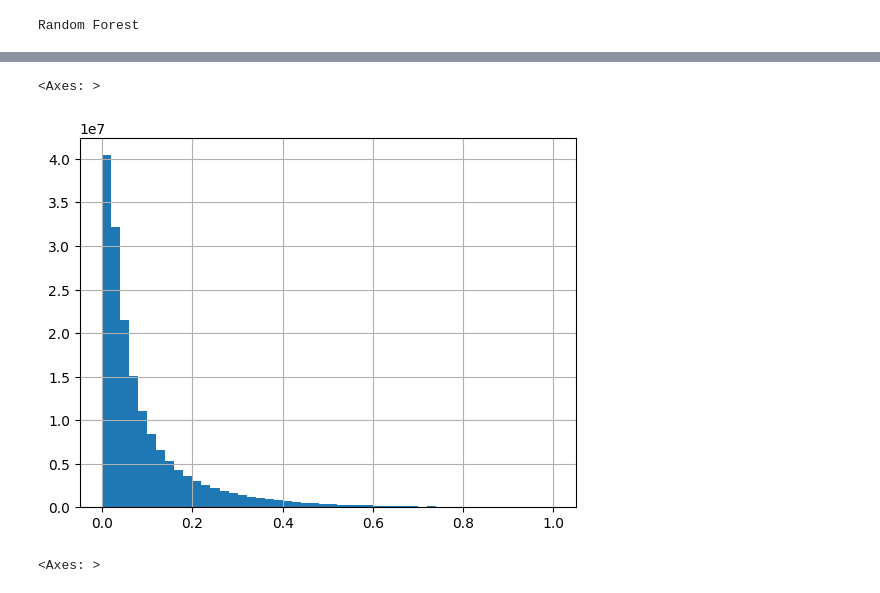
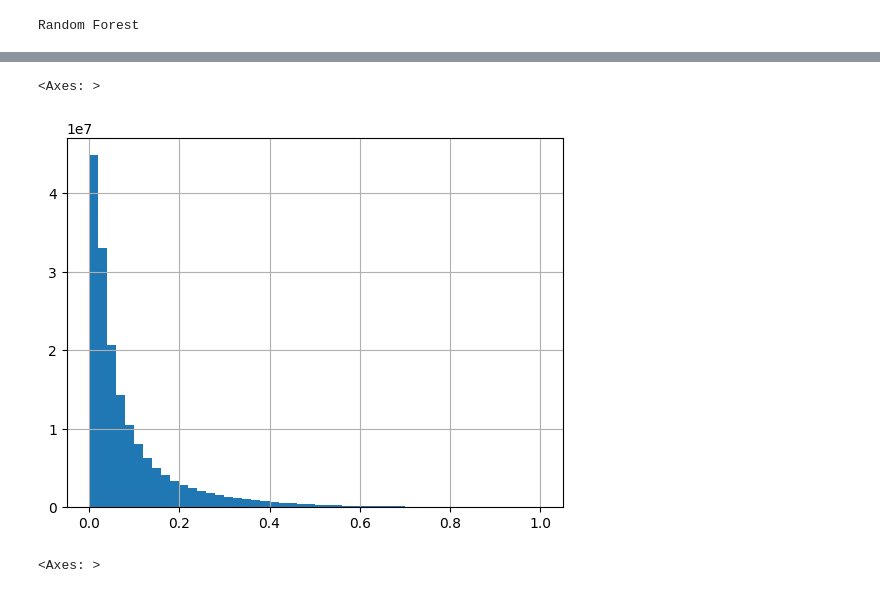
Before and after one commit to briannaflynn/gene_embedding_analysis, a Jupyter notebook: final_model_full_dataset.ipynb, the cells around one changed output, grey strips where cells are left out. Drawn from its saved outputs; the diff is of its cells as text; code cells hidden in the pictures.

Commit message:
analysis to get ciliary pairs

```diff
--- a/final_model_full_dataset.ipynb
+++ b/final_model_full_dataset.ipynb
@@ -374,0 +695,8 @@ Random Forest
+# %%
+import pickle
+print('Dumping model n = 10000')
+with open('/home/ubuntu/all_model_results1.pkl', 'wb') as f:
+    pickle.dump(all_model_results, f)
+print('Dumping model n = 100 and n = 1000')
+with open('/home/ubuntu/all_model_results.pkl', 'wb') as f:
+    pickle.dump(all_model_results, f)
@@ -411,13 +751,29 @@ import pickle
 
 with open('all_model_results.pkl', 'rb') as f:
     all_model_results = pickle.load(f)
+# %%
+import pandas as pd
+X_full = pd.read_pickle("/home/ubuntu/gene_embedding_analysis/full_dataset.pkl")
+# %%
+X_full[['Gene_A', 'Gene_B']] = X_full['GeneAB'].str.split('_', expand = True)
 # %%
-#test_df = final_df[final_df['Test']==True].copy()
+import pickle
+##test_df = final_df[final_df['Test']==True].copy()
+with open("/home/ubuntu/all_model_results.pkl", "rb") as fo:
+    all_model_results = pickle.load(fo)
+with open("/home/ubuntu/all_model_results1.pkl", "rb") as fo:
+    all_model_results1 = pickle.load(fo)
 
-X_full = pd.read_pickle("/home/ubuntu/full_dataset.pkl").dropna()
-X_full.rename(columns=mapper, inplace=True)
+# X_full = pd.read_pickle("/home/ubuntu/full_dataset.pkl").dropna()
+# X_full.rename(columns=mapper, inplace=True)
 for mod in list(all_model_results.keys()):
     for p in ['predictions', 'probabilities']:
         col_name = f'{mod} {p}'
         X_full[col_name] = all_model_results[mod][p]
     #print(all_model_results[mod].keys())
+
+for mod in list(all_model_results1.keys()):
+    for p in ['predictions', 'probabilities']:
+        col_name = f'{mod} {p}'
+        X_full[col_name] = all_model_results1[mod][p]
+    #print(all_model_results[mod].keys())
@@ -441,9 +806,9 @@ Index(['scGPT_bc_embeddings_Cosine_Similarity',
       dtype='object')
 # %%
-X_full['Random Forest probabilities'].hist(bins=50)
+X_full['Random Forest_n1000 probabilities'].hist(bins=50)
 # %% [output]
 <Axes: >
-[figure, old version]
+[figure, new version]
 # %%
 X_full['Random Forest probabilities'].hist(bins=50)
 # %% [output]
```
Also changed, not shown: parts of 63 cells of this notebook, 5 other files.
